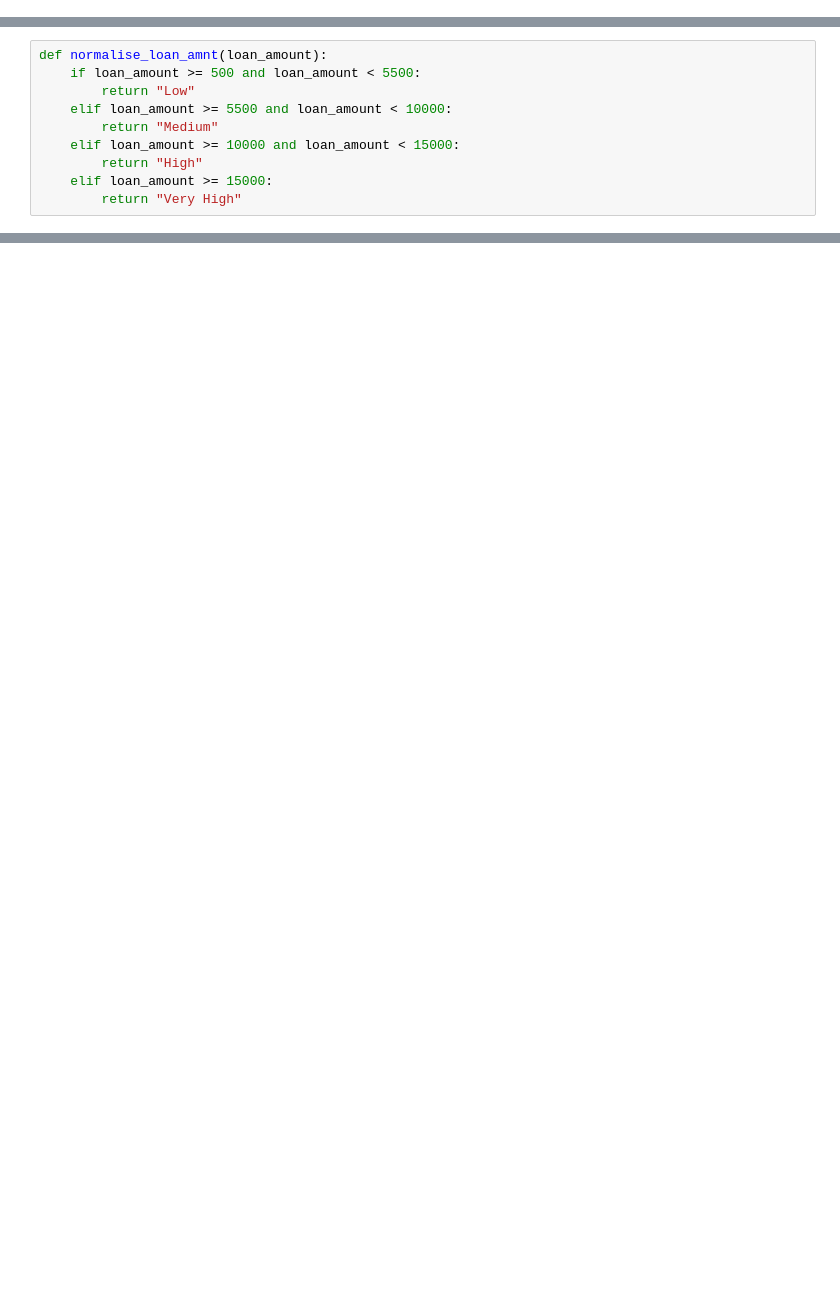
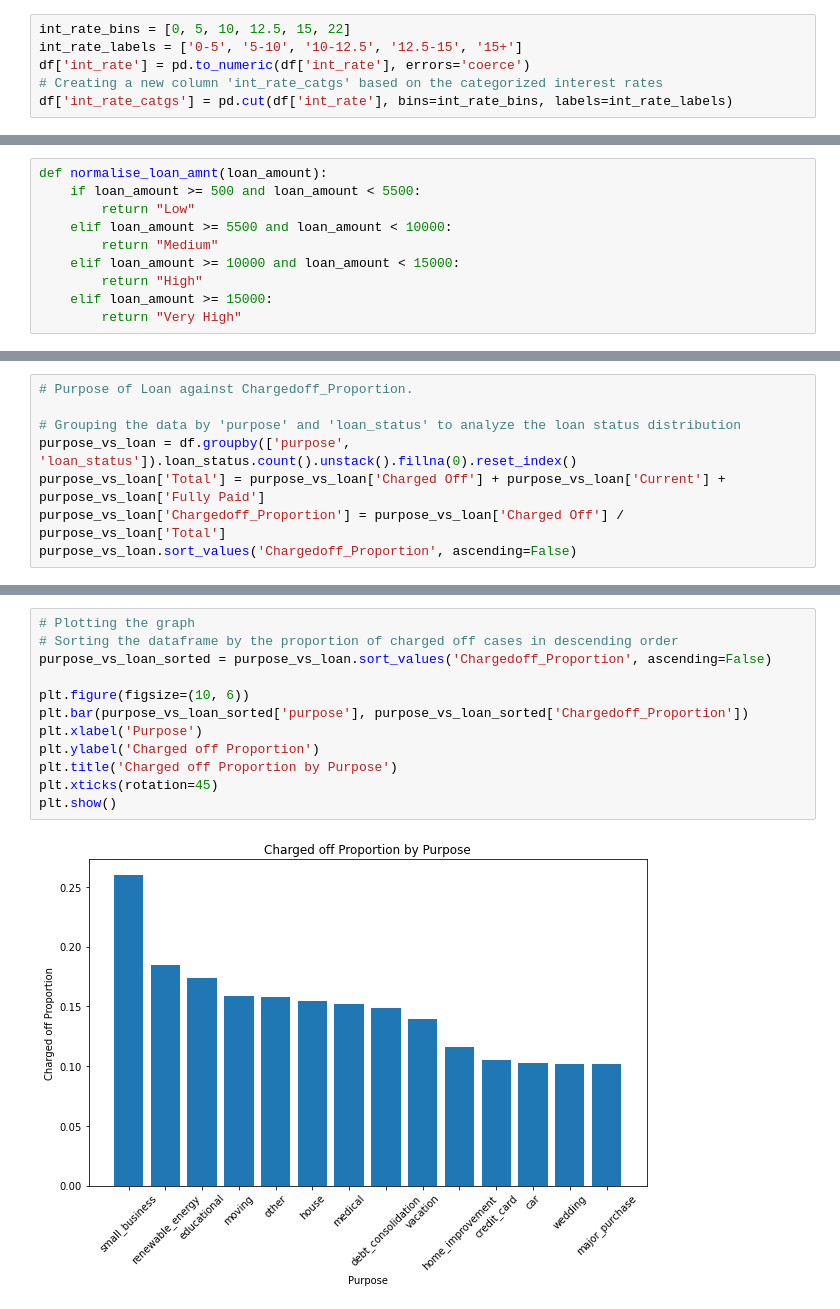
Before and after one commit to RezonChakraborty/LendingClub_CaseStudy, a Jupyter notebook: LendingClub_CaseStudy_Analysis.ipynb, the cells around one changed output, grey strips where cells are left out. Saved outputs shown, nothing was run; the diff lists cells and outputs as text; blank space fills up the shorter version.

```diff
--- a/LendingClub_CaseStudy_Analysis.ipynb
+++ b/LendingClub_CaseStudy_Analysis.ipynb
@@ -363,3 +363,9 @@ df = df.drop(df[df['int_rate'] > 22 ].index)
 print(df.shape)
 # %% [output]
 (108, 40)
+# %%
+int_rate_bins = [0, 5, 10, 12.5, 15, 22]
+int_rate_labels = ['0-5', '5-10', '10-12.5', '12.5-15', '15+']
+df['int_rate'] = pd.to_numeric(df['int_rate'], errors='coerce')
+# Creating a new column 'int_rate_catgs' based on the categorized interest rates
+df['int_rate_catgs'] = pd.cut(df['int_rate'], bins=int_rate_bins, labels=int_rate_labels)
@@ -375,0 +386,8 @@ def normalise_loan_amnt(loan_amount):
+# %%
+# Purpose of Loan against Chargedoff_Proportion.
+
+# Grouping the data by 'purpose' and 'loan_status' to analyze the loan status distribution
+purpose_vs_loan = df.groupby(['purpose', 'loan_status']).loan_status.count().unstack().fillna(0).reset_index()
+purpose_vs_loan['Total'] = purpose_vs_loan['Charged Off'] + purpose_vs_loan['Current'] + purpose_vs_loan['Fully Paid']
+purpose_vs_loan['Chargedoff_Proportion'] = purpose_vs_loan['Charged Off'] / purpose_vs_loan['Total']
+purpose_vs_loan.sort_values('Chargedoff_Proportion', ascending=False)
@@ -375,0 +410,14 @@ def normalise_loan_amnt(loan_amount):
+# %%
+# Plotting the graph
+# Sorting the dataframe by the proportion of charged off cases in descending order
+purpose_vs_loan_sorted = purpose_vs_loan.sort_values('Chargedoff_Proportion', ascending=False)
+
+plt.figure(figsize=(10, 6))
+plt.bar(purpose_vs_loan_sorted['purpose'], purpose_vs_loan_sorted['Chargedoff_Proportion'])
+plt.xlabel('Purpose')
+plt.ylabel('Charged off Proportion')
+plt.title('Charged off Proportion by Purpose')
+plt.xticks(rotation=45)
+plt.show()
+# %% [output]
+[figure, added]
```
Also changed, not shown: parts of 11 cells of this notebook.
